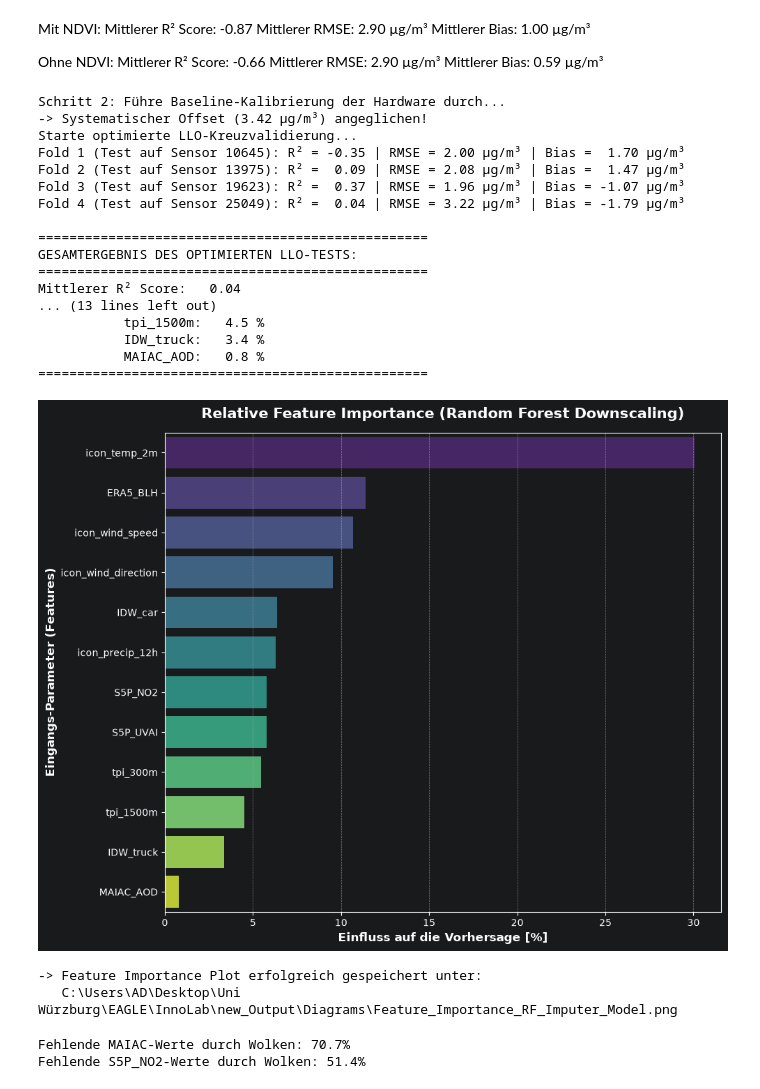
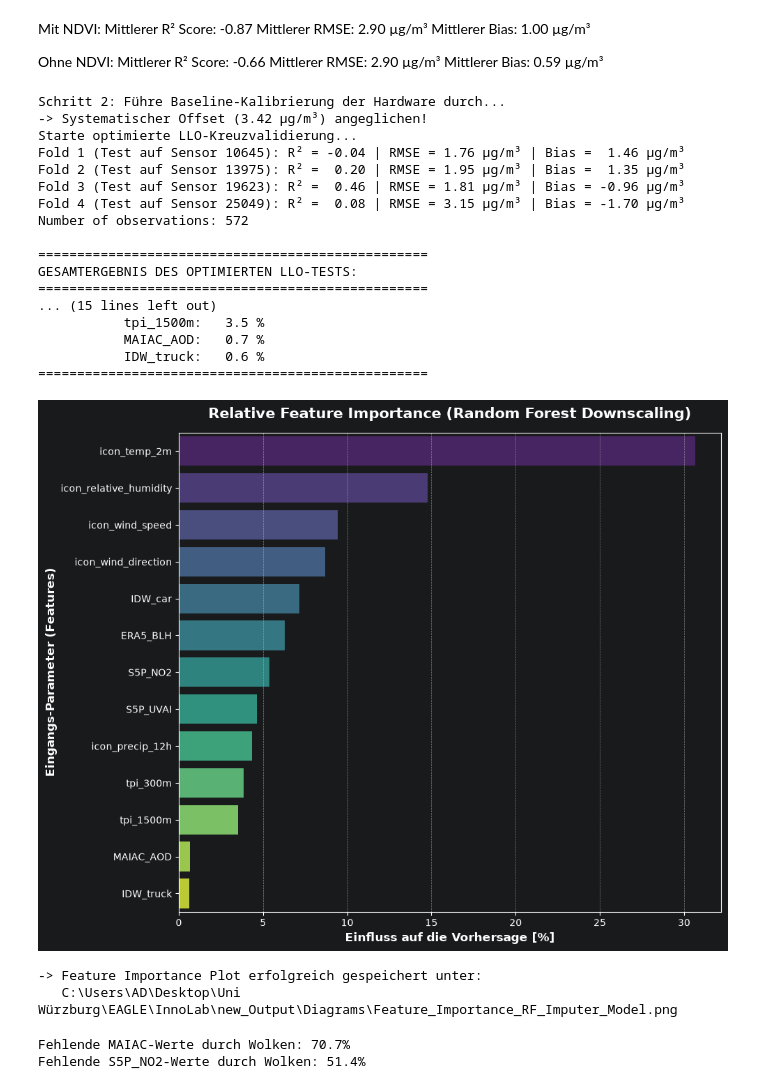
Before and after one commit to Ar7hur01/downscalingWuePM25, a Jupyter notebook: RF_LLO_Imputer.ipynb, the cells around one changed output. Drawn from its saved outputs; the diff is of its cells as text; code cells hidden in the pictures.

```diff
--- a/RF_LLO_Imputer.ipynb
+++ b/RF_LLO_Imputer.ipynb
@@ -27,7 +27,7 @@ warnings.filterwarnings('ignore')
 # =========================================================
 # 1. Daten laden & bereinigen
 # =========================================================
-file_path = r"C:\Users\AD\Desktop\Uni Würzburg\EAGLE\InnoLab\new_Output\allValues_Features_PM25_NDVI_TPI_S5P_ERA5_MAIAC_Verkehr_Wetter.csv"
+file_path = r"C:\Users\AD\Desktop\Uni Würzburg\EAGLE\InnoLab\new_Output\IDW_hoch2\Exp2_Features_RH_PM25_NDVI_TPI_S5P_ERA5_MAIAC_Verkehr_Wetter.csv"
 df = pd.read_csv(file_path, sep=";", decimal=",")
 
 df['station_id'] = df['station_id'].astype(str).str.strip()
@@ -49,7 +49,8 @@ df = df[df['station_id'].isin(valid_sensors)].copy()
 features = [
     #'prox_kumulativ_car', 'prox_kumulativ_truck',
     'IDW_car', 'IDW_truck',
-    'icon_temp_2m', 'icon_wind_speed', 'icon_wind_direction', 'icon_precip_12h',
+    'icon_temp_2m', 'icon_wind_speed', 'icon_wind_direction',
+    'icon_precip_12h', 'icon_relative_humidity',
     'MAIAC_AOD', 'S5P_NO2', 'S5P_UVAI', 'ERA5_BLH',
     'tpi_300m', 'tpi_1500m'
 ]
@@ -113,6 +114,8 @@ for fold, test_sensor in enumerate(test_stations, 1):
 # =========================================================
 # 4. Endauswertung & Feature Importance
 # =========================================================
+print("Number of observations:", len(df))
+
 print("\n" + "="*50)
 print("GESAMTERGEBNIS DES OPTIMIERTEN LLO-TESTS:")
 print("="*50)
@@ -149,43 +152,43 @@ if feature_importances_list:
 
     # Balkendiagramm erstellen (nutzt dein bestehendes importance_df)
     sns.barplot(
         x='Wichtigkeit (%)',
         y='Feature',
         data=importance_df,
         palette='viridis' # Schöne, wissenschaftliche Farbpalette
     )
 
     # Layout & Styling
     plt.title('Relative Feature Importance (Random Forest Downscaling)', fontsize=15, fontweight='bold', pad=15)
     plt.xlabel('Einfluss auf die Vorhersage [%]', fontsize=12, fontweight='bold')
     plt.ylabel('Eingangs-Parameter (Features)', fontsize=12, fontweight='bold')
     plt.grid(axis='x', linestyle='--', alpha=0.7)
 
     # Ränder anpassen, speichern und anzeigen
     plt.tight_layout()
     plt.savefig(plot_path, dpi=300, bbox_inches='tight')
     plt.show()
 
     print(f"-> Feature Importance Plot erfolgreich gespeichert unter:\n   {plot_path}")
 # %% [output]
 Schritt 2: Führe Baseline-Kalibrierung der Hardware durch...
 -> Systematischer Offset (3.42 µg/m³) angeglichen!
 Starte optimierte LLO-Kreuzvalidierung...
-Fold 1 (Test auf Sensor 10645): R² = -0.35 | RMSE = 2.00 µg/m³ | Bias =  1.70 µg/m³
-Fold 2 (Test auf Sensor 13975): R² =  0.09 | RMSE = 2.08 µg/m³ | Bias =  1.47 µg/m³
-Fold 3 (Test auf Sensor 19623): R² =  0.37 | RMSE = 1.96 µg/m³ | Bias = -1.07 µg/m³
-Fold 4 (Test auf Sensor 25049): R² =  0.04 | RMSE = 3.22 µg/m³ | Bias = -1.79 µg/m³
+Fold 1 (Test auf Sensor 10645): R² = -0.04 | RMSE = 1.76 µg/m³ | Bias =  1.46 µg/m³
+Fold 2 (Test auf Sensor 13975): R² =  0.20 | RMSE = 1.95 µg/m³ | Bias =  1.35 µg/m³
+Fold 3 (Test auf Sensor 19623): R² =  0.46 | RMSE = 1.81 µg/m³ | Bias = -0.96 µg/m³
+Fold 4 (Test auf Sensor 25049): R² =  0.08 | RMSE = 3.15 µg/m³ | Bias = -1.70 µg/m³
+Number of observations: 572
 
 ==================================================
 GESAMTERGEBNIS DES OPTIMIERTEN LLO-TESTS:
 ==================================================
-Mittlerer R² Score:   0.04
-... (13 lines left out)
-           tpi_1500m:   4.5 %
-           IDW_truck:   3.4 %
-           MAIAC_AOD:   0.8 %
+... (15 lines left out)
+           tpi_1500m:   3.5 %
+           MAIAC_AOD:   0.7 %
+           IDW_truck:   0.6 %
 ==================================================
-[figure, old version]
+[figure, new version]
 -> Feature Importance Plot erfolgreich gespeichert unter:
    C:\Users\AD\Desktop\Uni Würzburg\EAGLE\InnoLab\new_Output\Diagrams\Feature_Importance_RF_Imputer_Model.png
 # %%
```
Also changed, not shown: parts of 2 cells of this notebook, 15 other files.
